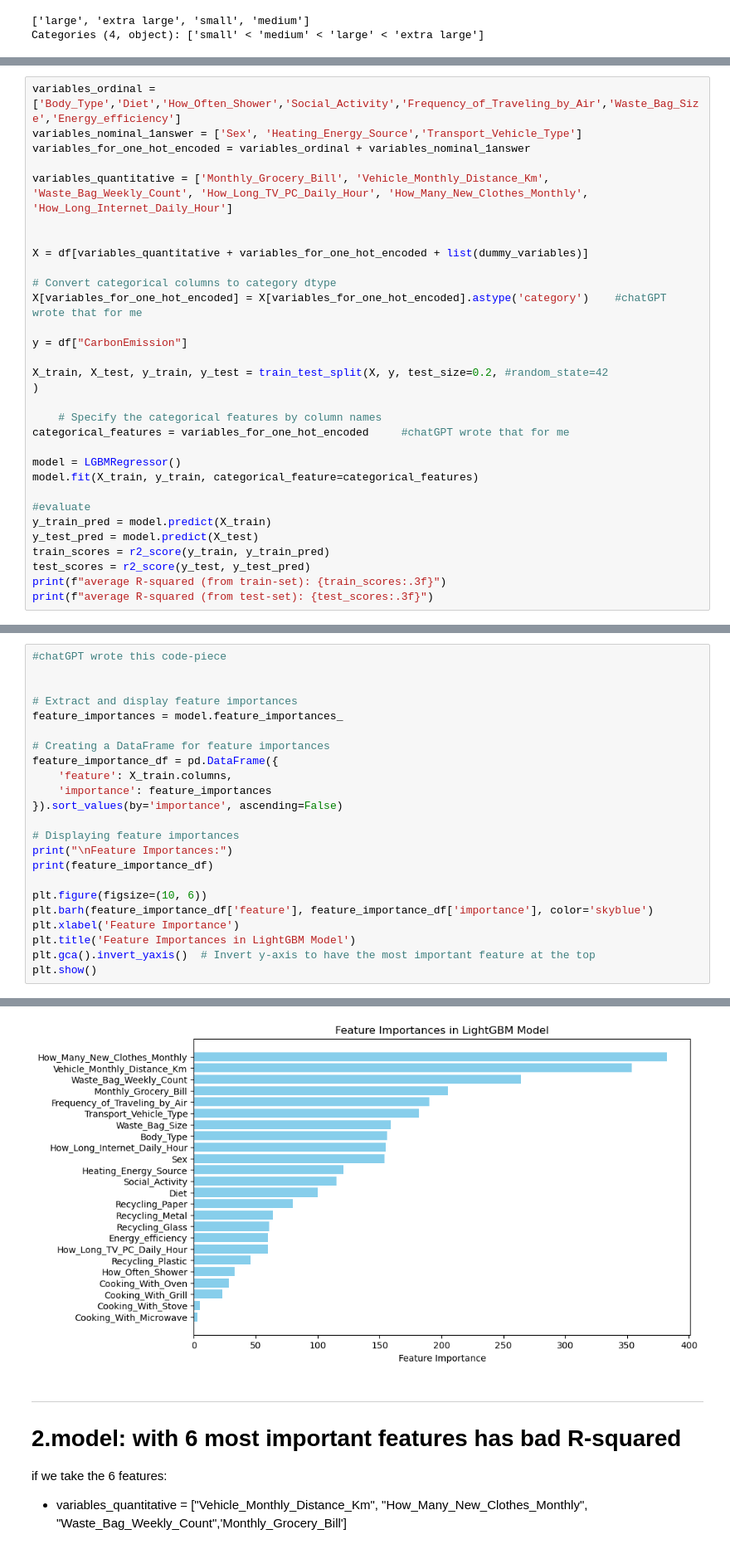
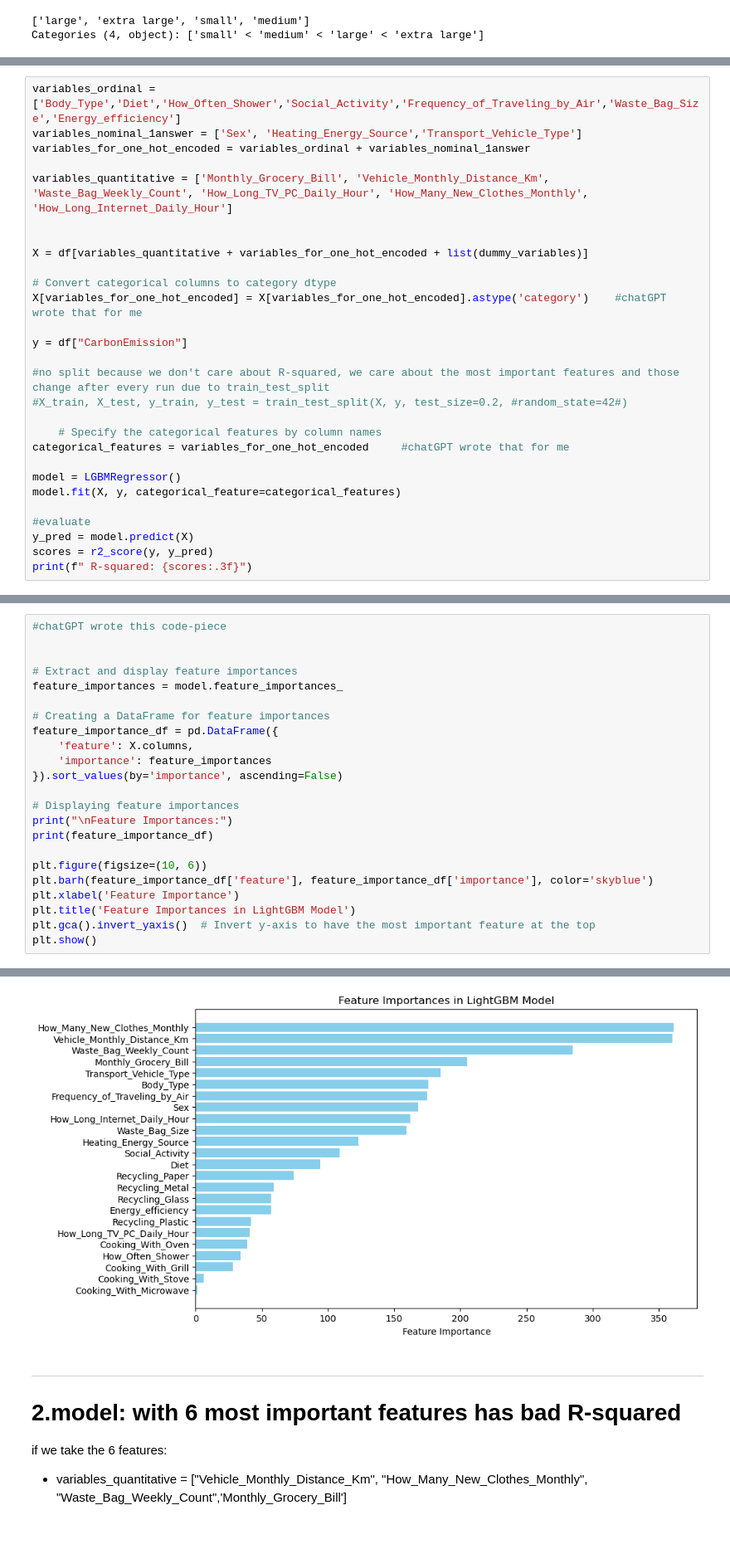
Before and after one commit to e-prossinger/CarbonFootprint_TechLab, a Jupyter notebook: individual_notebooks/Prossinger/experiments/different_model_fewer_features.ipynb, the cells around one changed output, grey strips where cells are left out. Shown at 83% size. Cells and saved outputs as stored; diff of their text form.

Commit message:
put train_test_split away in the model that we use to find out the most important features. Because train_test_split lead to constantly changing the most important features

```diff
--- a/individual_notebooks/Prossinger/experiments/different_model_fewer_features.ipynb
+++ b/individual_notebooks/Prossinger/experiments/different_model_fewer_features.ipynb
@@ -135,20 +136,17 @@ X[variables_for_one_hot_encoded] = X[variables_for_one_hot_encoded].astype('cate
 
 y = df["CarbonEmission"]
 
-X_train, X_test, y_train, y_test = train_test_split(X, y, test_size=0.2, #random_state=42
-)
+#no split because we don't care about R-squared, we care about the most important features and those change after every run due to train_test_split
+#X_train, X_test, y_train, y_test = train_test_split(X, y, test_size=0.2, #random_state=42#)
 
     # Specify the categorical features by column names
 categorical_features = variables_for_one_hot_encoded     #chatGPT wrote that for me
 
 model = LGBMRegressor()
-model.fit(X_train, y_train, categorical_feature=categorical_features)
+model.fit(X, y, categorical_feature=categorical_features)
 
 #evaluate
-y_train_pred = model.predict(X_train)
-y_test_pred = model.predict(X_test)
-train_scores = r2_score(y_train, y_train_pred)
-test_scores = r2_score(y_test, y_test_pred)
-print(f"average R-squared (from train-set): {train_scores:.3f}")
-print(f"average R-squared (from test-set): {test_scores:.3f}")
+y_pred = model.predict(X)
+scores = r2_score(y, y_pred)
+print(f" R-squared: {scores:.3f}")
 # %% [output]
@@ -169,7 +166,7 @@ feature_importances = model.feature_importances_
 
 # Creating a DataFrame for feature importances
 feature_importance_df = pd.DataFrame({
-    'feature': X_train.columns,
+    'feature': X.columns,
     'importance': feature_importances
 }).sort_values(by='importance', ascending=False)
 
@@ -204,4 +201,4 @@ Feature Importances:
-[figure, old version]
+[figure, new version]
 # %% [markdown]
 ---
 # 2.model: with 6 most important features has bad R-squared
```
Also changed, not shown: parts of 10 cells of this notebook.
